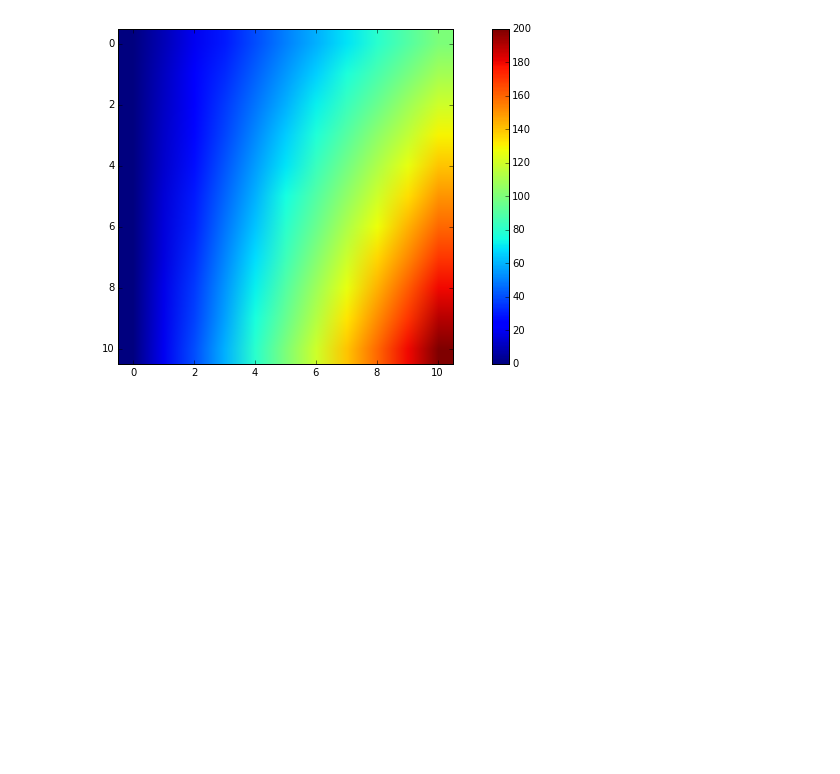
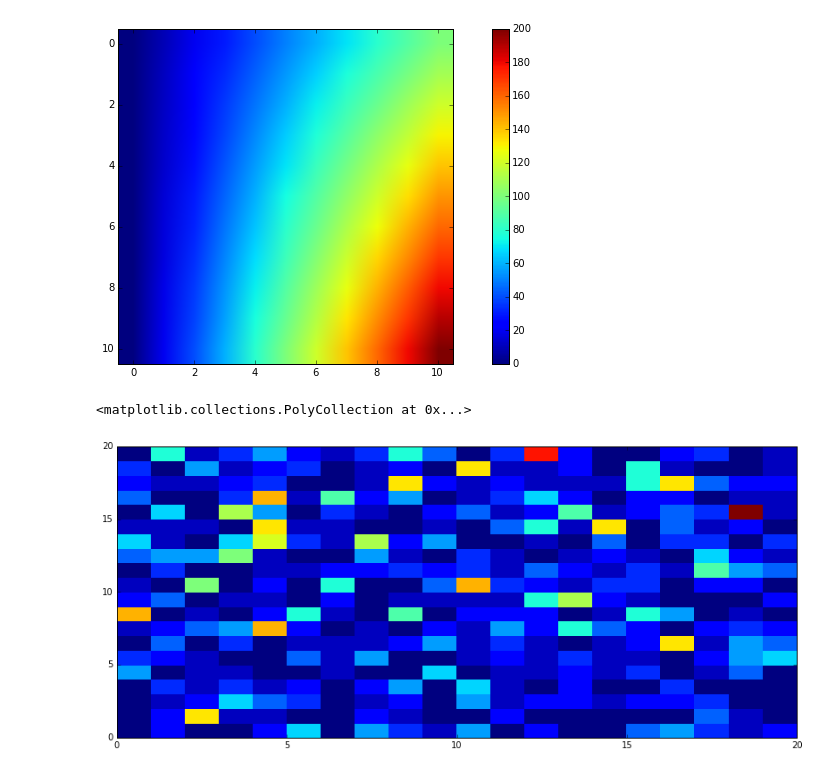
Before and after one commit to kmunve/APS, a Jupyter notebook: aps/notebooks/new_snow_problem.ipynb, the cells around one changed output. Cells and saved outputs as stored; diff of their text form; code cells hidden in the pictures; blank space fills up the shorter version.

```diff
--- a/aps/notebooks/new_snow_problem.ipynb
+++ b/aps/notebooks/new_snow_problem.ipynb
@@ -320,3 +320,9 @@ plt.colorbar()
 Min 0.0; Max 200.0
 <matplotlib.colorbar.Colorbar at 0x...>
 [figure]
+# %%
+arr = np.random.geometric(0.3, (20, 20))
+plt.pcolor(arr)
+# %% [output]
+<matplotlib.collections.PolyCollection at 0x...>
+[figure, added]
```
Also changed, not shown: parts of 3 cells of this notebook.
